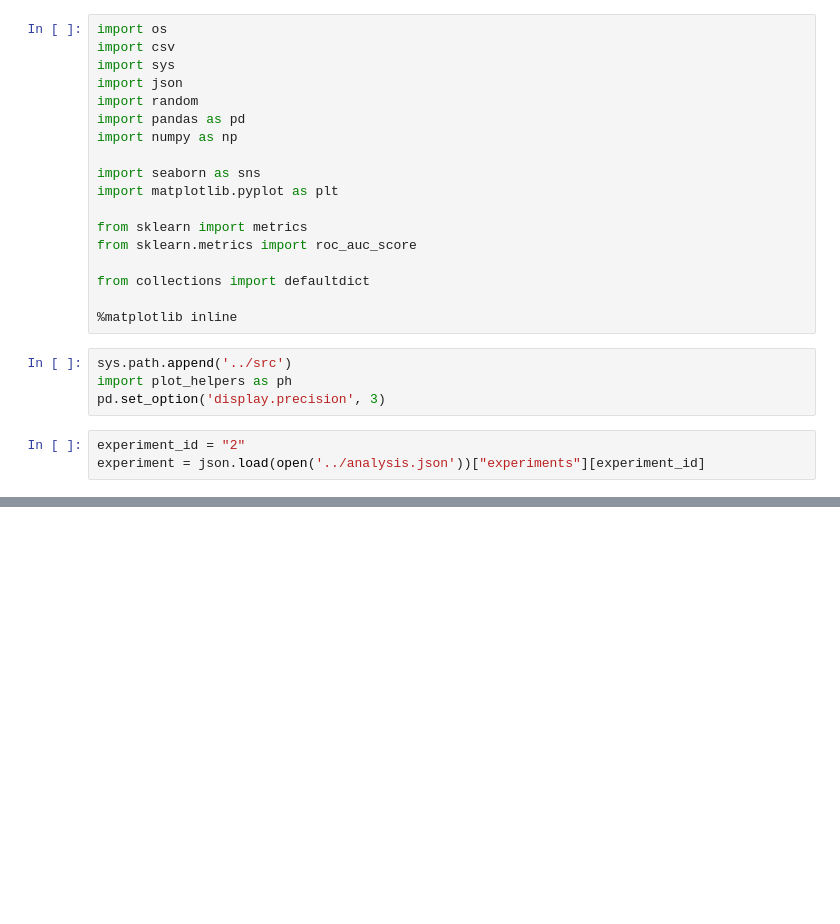
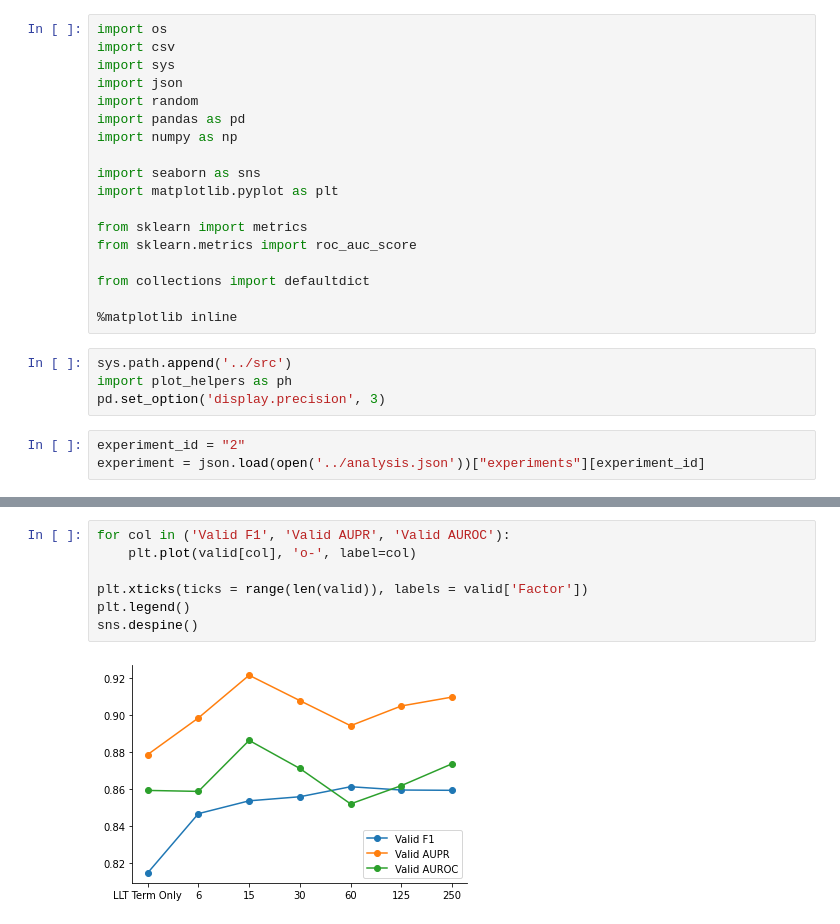
Before and after one commit to tatonetti-lab/onsides, a Jupyter notebook: notebooks/Experiment 2-Compare values for nwords.ipynb, the cells around one changed output, grey strips where cells are left out. Drawn from its saved outputs; the diff is of its cells as text; blank space fills up the shorter version.

```diff
--- a/notebooks/Experiment 2-Compare values for nwords.ipynb
+++ b/notebooks/Experiment 2-Compare values for nwords.ipynb
@@ -131,3 +132,12 @@ pd.concat([valid, test], axis=1)
+# %%
+for col in ('Valid F1', 'Valid AUPR', 'Valid AUROC'):
+    plt.plot(valid[col], 'o-', label=col)
+
+plt.xticks(ticks = range(len(valid)), labels = valid['Factor'])
+plt.legend()
+sns.despine()
+# %% [output]
+[figure, added]
 # %%
 modeltype = 'final'
 key = (modeltype, 'valid')
```
Also changed, not shown: parts of 4 cells of this notebook, 10 other files.
